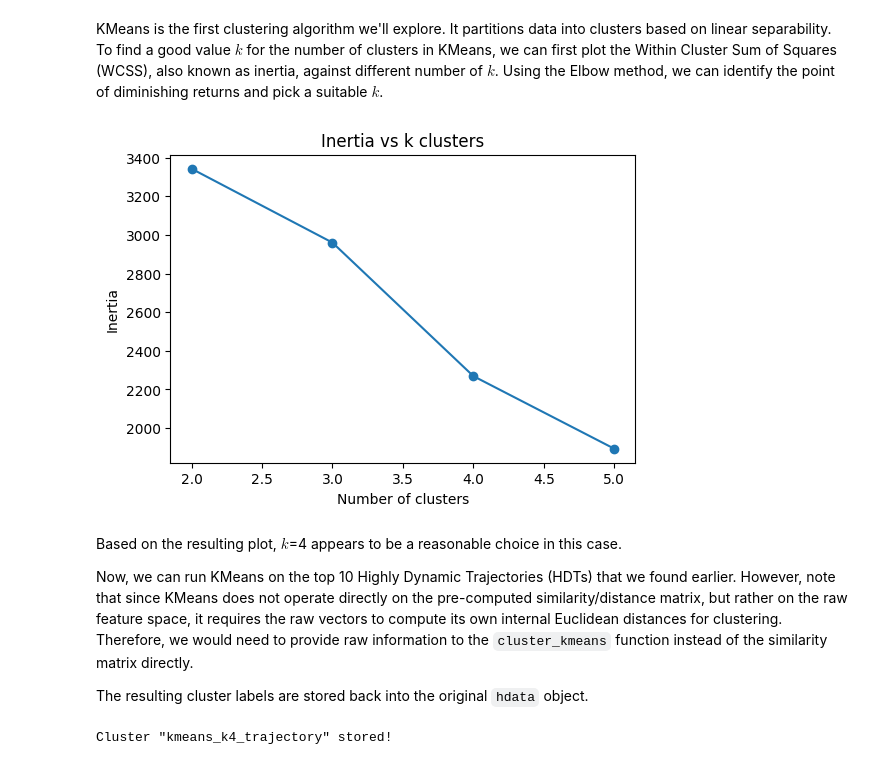
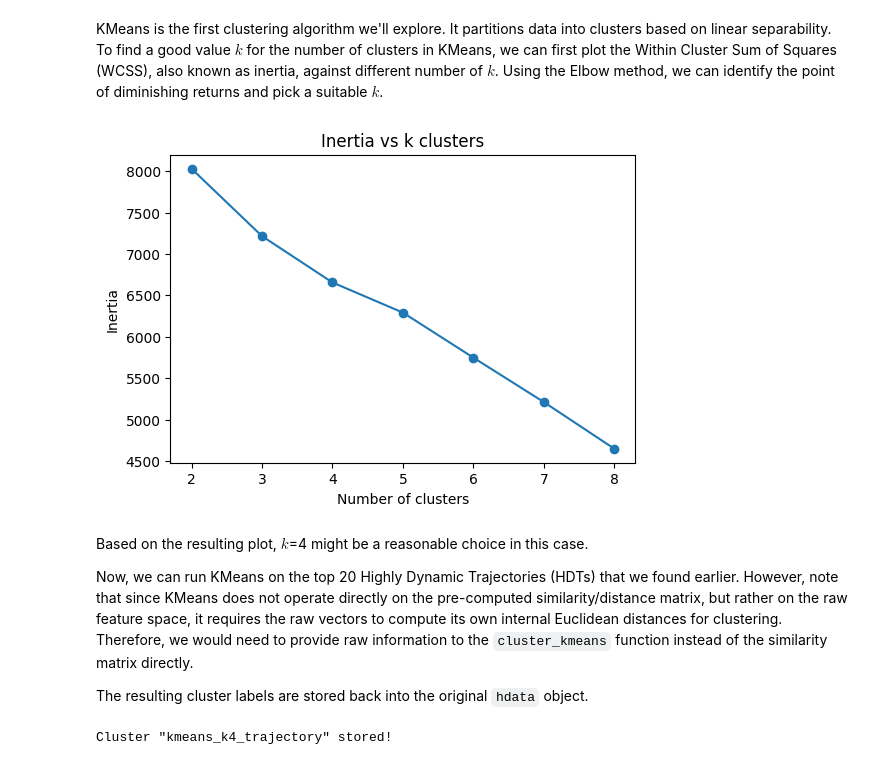
Before and after one commit to csw128/hdadata-package, a Jupyter notebook: Tutorial.ipynb, the cells around one changed output. Cells and saved outputs as stored; diff of their text form; code cells hidden in the pictures.

Commit message:
adjust milestone3 based on feedback

```diff
--- a/Tutorial.ipynb
+++ b/Tutorial.ipynb
@@ -574,21 +575,22 @@ Three types of clustering algorithms can be applied:
 ### KMeans
 # %% [markdown]
 KMeans is the first clustering algorithm we'll explore. It partitions data into clusters based on linear separability. To find a good value $k$ for the number of clusters in KMeans, we can first plot the Within Cluster Sum of Squares (WCSS), also known as inertia, against different number of $k$. Using the Elbow method, we can identify the point of diminishing returns and pick a suitable $k$.
-# %%
-# Plot inertia vs k to find the optimal k using Elbow method
-
-hdata.find_kmeans_k(
-    data = subset_top10,
-    key = "X",
-    kind = "trajectory",
-    trajectory_id = top_10_traj,
-)
-# %% [output]
-[figure, removed]
+# %%
+# Plot inertia vs k to find the optimal k using Elbow method
+
+hdata.find_kmeans_k(
+    data = subset_top10,
+    key = "X",
+    kind = "trajectory",
+    trajectory_id = top_20_traj,
+    max_clusters = 8
+)
+# %% [output]
+[figure, added]
 # %% [markdown]
-Based on the resulting plot, $k$=4 appears to be a reasonable choice in this case.
+Based on the resulting plot, $k$=4 might be a reasonable choice in this case.
 
-Now, we can run KMeans on the top 10 Highly Dynamic Trajectories (HDTs) that we found earlier. However, note that since KMeans does not operate directly on the pre-computed similarity/distance matrix, but rather on the raw feature space, it requires the raw vectors to compute its own internal Euclidean distances for clustering. Therefore, we would need to provide raw information to the `cluster_kmeans` function instead of the similarity matrix directly.
+Now, we can run KMeans on the top 20 Highly Dynamic Trajectories (HDTs) that we found earlier. However, note that since KMeans does not operate directly on the pre-computed similarity/distance matrix, but rather on the raw feature space, it requires the raw vectors to compute its own internal Euclidean distances for clustering. Therefore, we would need to provide raw information to the `cluster_kmeans` function instead of the similarity matrix directly.
 
 The resulting cluster labels are stored back into the original `hdata` object.
 # %%
```
Also changed, not shown: parts of 45 cells of this notebook, 7 other files.
